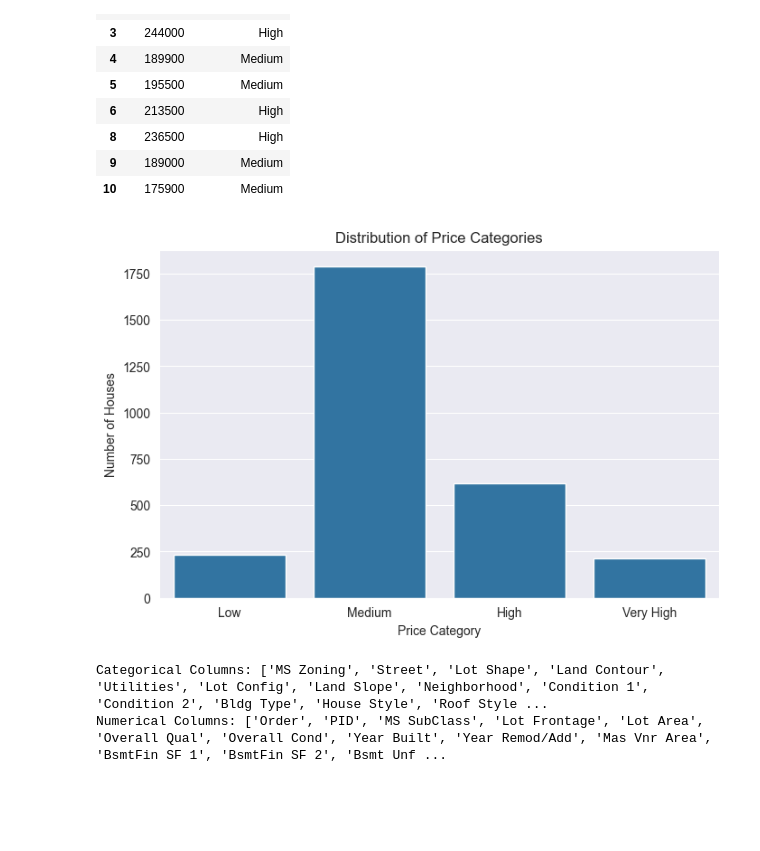
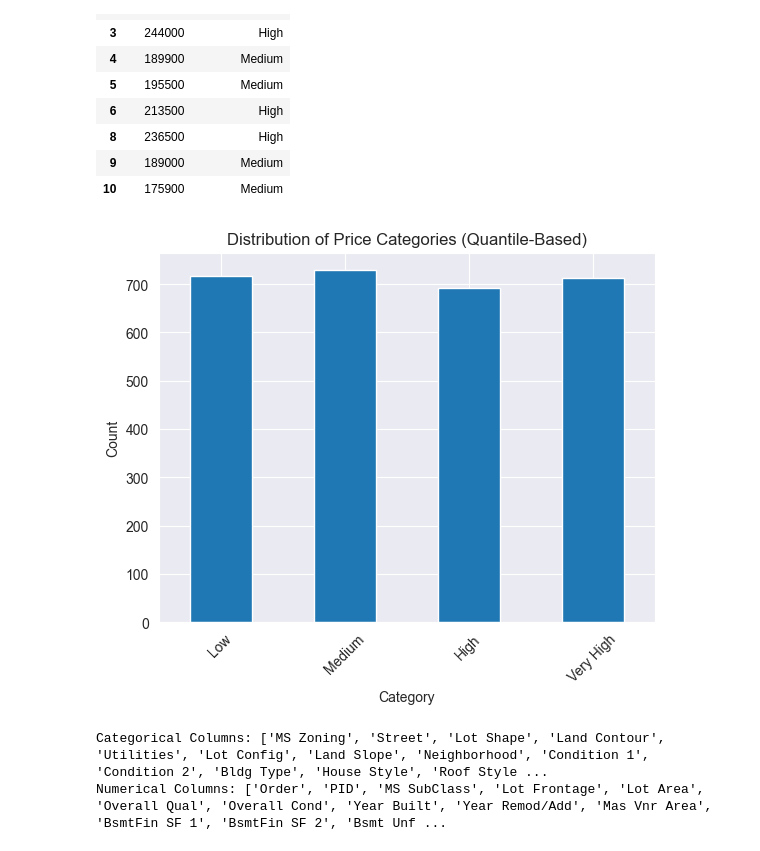
Before and after one commit to 03vladd/ML, a Jupyter notebook: Lab1.ipynb, the cells around one changed output. Cells and saved outputs as stored; diff of their text form; code cells hidden in the pictures; blank space fills up the shorter version.

```diff
--- a/Lab1.ipynb
+++ b/Lab1.ipynb
@@ -443,12 +443,7 @@ plt.show()
 # %%
-def price_category(price):
-    if price < 100000:
-        return 'Low'
-    elif 100000 <= price < 200000:
-        return 'Medium'
-    elif 200000 <= price < 300000:
-        return 'High'
-    else:
-        return 'Very High'
+df['PriceCategory'] = pd.qcut(df['SalePrice'],
+                                q=4,
+                                labels=['Low', 'Medium', 'High', 'Very High'])
 # %%
-df['Price Category'] = df['SalePrice'].apply(price_category)
+print("Category counts:")
+print(df['PriceCategory'].value_counts().sort_index())
@@ -469,12 +472,12 @@ df[['SalePrice', 'Price Category']].head(10)
 # %%
 # Visualizing price categories
 # %%
-plt.figure(figsize=(8, 5))
-sns.countplot(x='Price Category', data=df, order=['Low', 'Medium', 'High', 'Very High'])
-plt.title('Distribution of Price Categories')
-plt.xlabel('Price Category')
-plt.ylabel('Number of Houses')
+df['PriceCategory'].value_counts().sort_index().plot(kind='bar')
+plt.title('Distribution of Price Categories (Quantile-Based)')
+plt.xlabel('Category')
+plt.ylabel('Count')
+plt.xticks(rotation=45)
 plt.show()
 # %% [output]
-[figure, old version]
+[figure, new version]
 # %%
```
Also changed, not shown: parts of 21 cells of this notebook.
